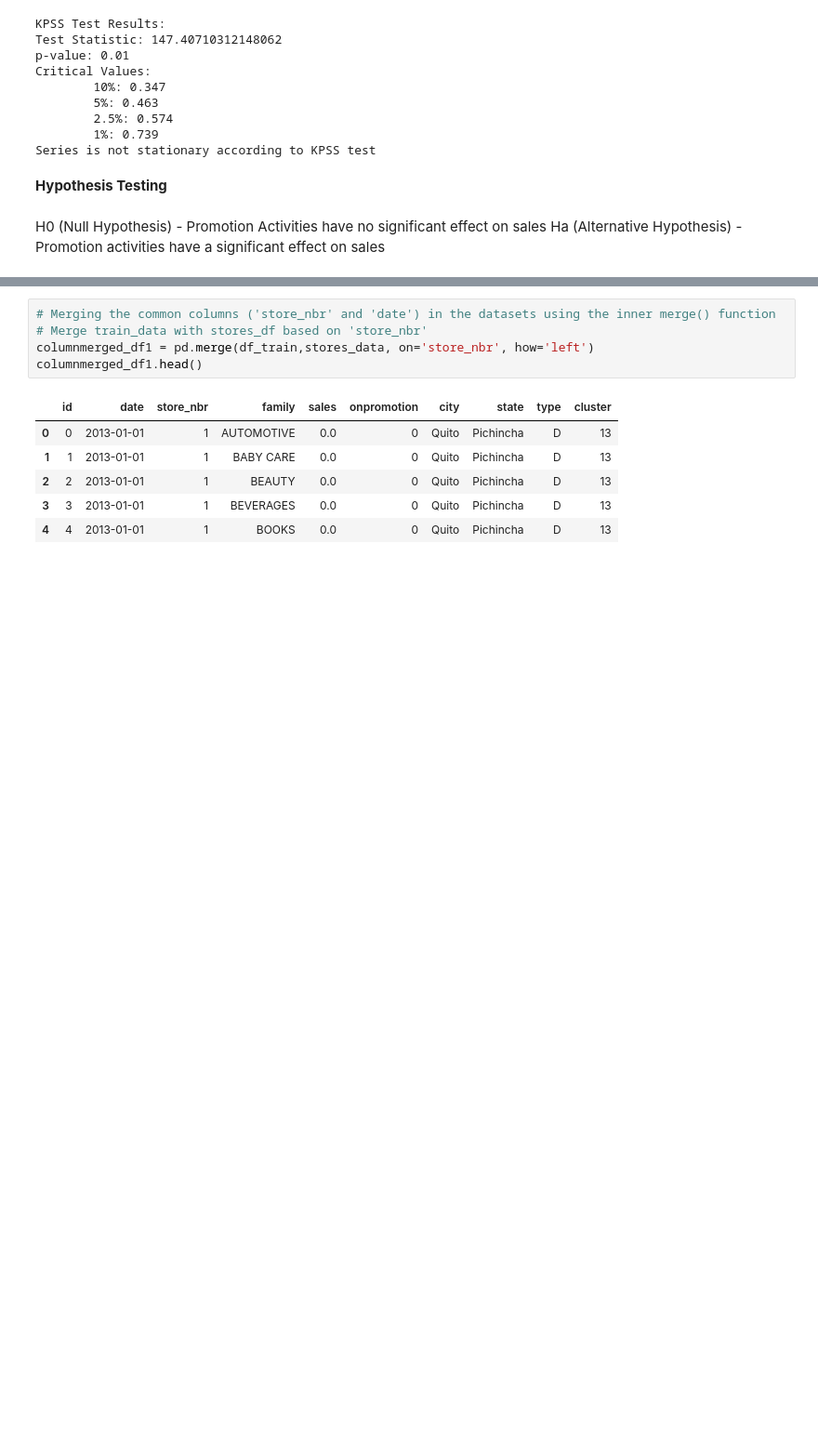
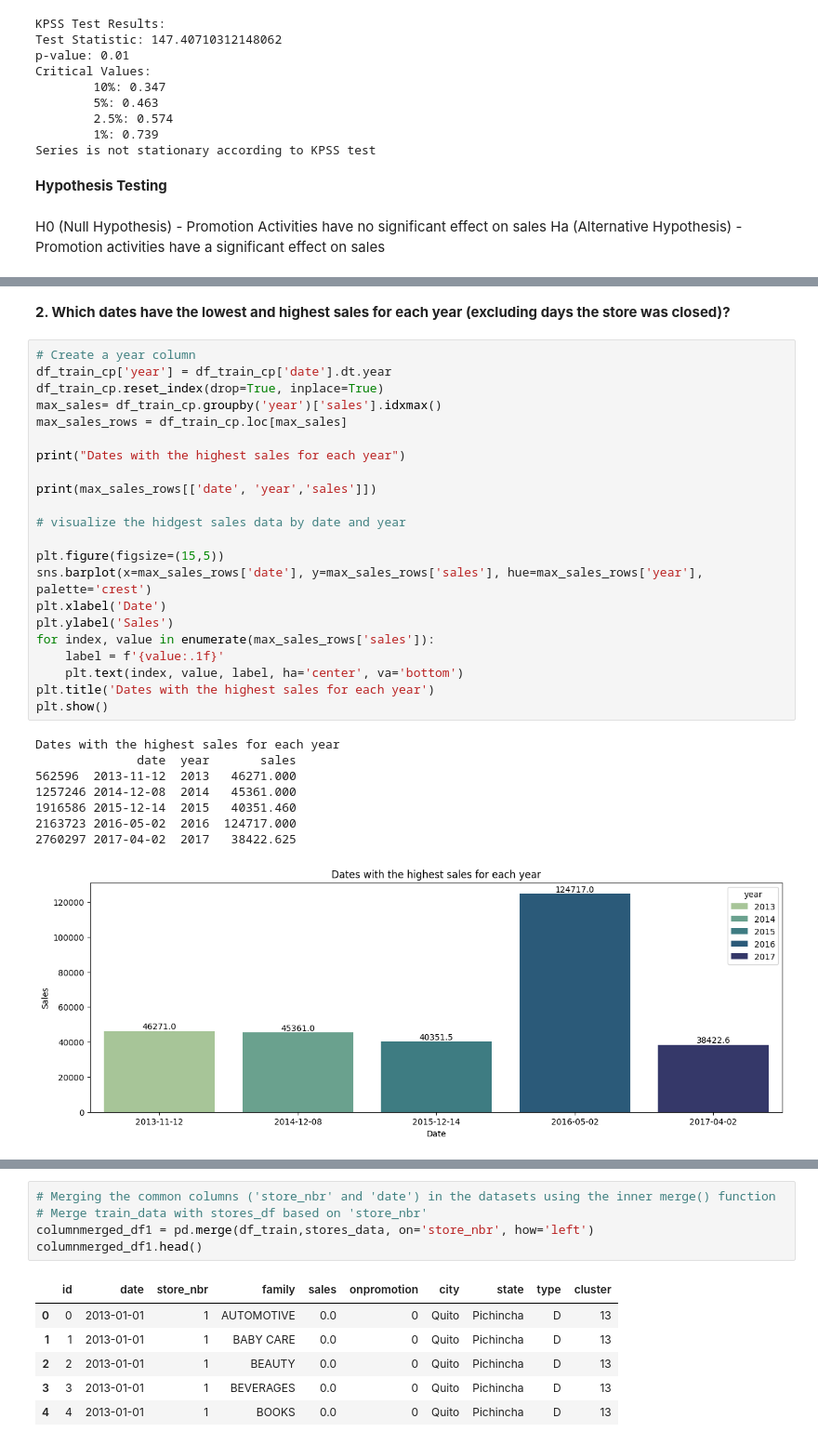
Before and after one commit to Njuraita/Time-Series-Regression-Analysis-Corporation-Favorita-, a Jupyter notebook: Notebooks/main.ipynb, the cells around one changed output, grey strips where cells are left out. Shown at 93% size. Drawn from its saved outputs; the diff is of its cells as text; blank space fills up the shorter version.

```diff
--- a/Notebooks/main.ipynb
+++ b/Notebooks/main.ipynb
@@ -723,0 +893,33 @@ Ha (Alternative Hypothesis) - Promotion activities have a significant effect on
+# %% [markdown]
+**2. Which dates have the lowest and highest sales for each year (excluding days the store was closed)?**
+# %%
+# Create a year column
+df_train_cp['year'] = df_train_cp['date'].dt.year
+df_train_cp.reset_index(drop=True, inplace=True)
+max_sales= df_train_cp.groupby('year')['sales'].idxmax()
+max_sales_rows = df_train_cp.loc[max_sales]
+
+print("Dates with the highest sales for each year")
+
+print(max_sales_rows[['date', 'year','sales']])
+
+# visualize the hidgest sales data by date and year
+
+plt.figure(figsize=(15,5))
+sns.barplot(x=max_sales_rows['date'], y=max_sales_rows['sales'], hue=max_sales_rows['year'], palette='crest')
+plt.xlabel('Date')
+plt.ylabel('Sales')
+for index, value in enumerate(max_sales_rows['sales']):
+    label = f'{value:.1f}'
+    plt.text(index, value, label, ha='center', va='bottom')
+plt.title('Dates with the highest sales for each year')
+plt.show()
+# %% [output]
+Dates with the highest sales for each year
+              date  year       sales
+562596  2013-11-12  2013   46271.000
+1257246 2014-12-08  2014   45361.000
+1916586 2015-12-14  2015   40351.460
+2163723 2016-05-02  2016  124717.000
+2760297 2017-04-02  2017   38422.625
+[figure, added]
```
Also changed, not shown: parts of 55 cells of this notebook.
